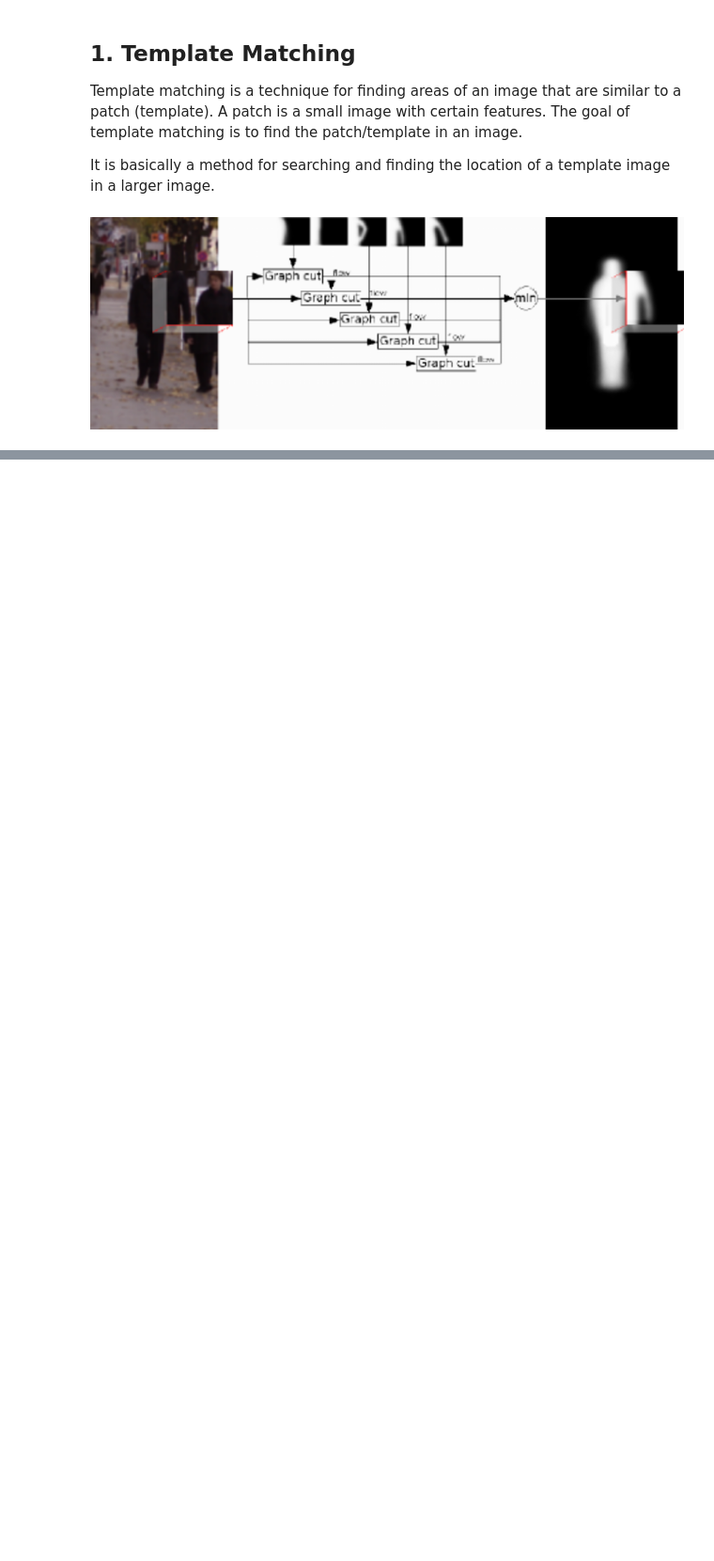
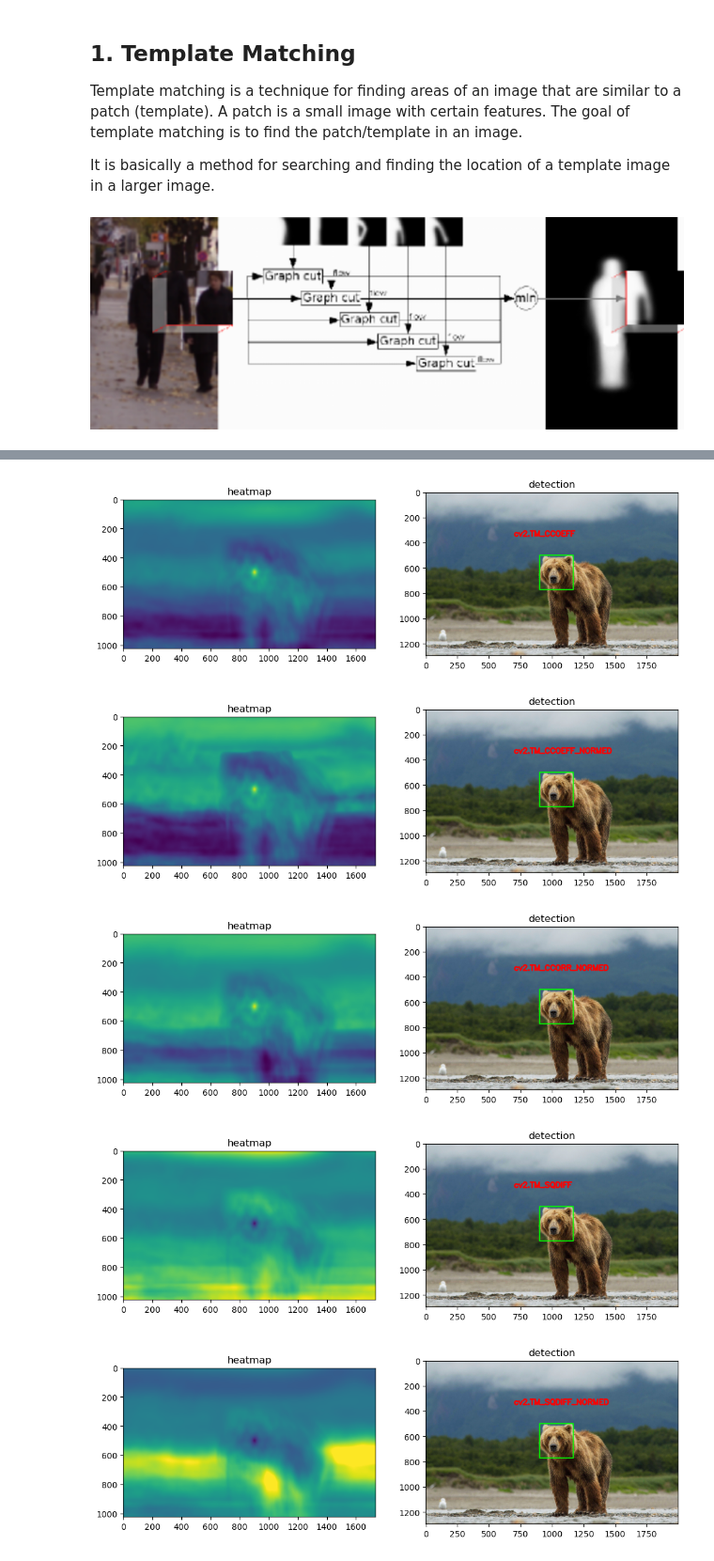
Before and after one commit to anandanraju/Object_Detection_Using_OpenCV, a Jupyter notebook: Object_Detection_Using_OpenCV.ipynb, the cells around one changed output, grey strips where cells are left out. Shown at 94% size. Cells and saved outputs as stored; diff of their text form; code cells hidden in the pictures; blank space fills up the shorter version.

```diff
--- a/Object_Detection_Using_OpenCV.ipynb
+++ b/Object_Detection_Using_OpenCV.ipynb
@@ -58,0 +37,6 @@ plt.imshow(part)
+# %%
+full = cv2.imread('bearone.jpg')
+full = cv2.cvtColor(full,cv2.COLOR_BGR2RGB)
+
+part = cv2.imread('bearoneface.jpg')
+part = cv2.cvtColor(part,cv2.COLOR_BGR2RGB)
@@ -58,0 +59,43 @@ plt.imshow(part)
+# %%
+methods = ['cv2.TM_CCOEFF','cv2.TM_CCOEFF_NORMED','cv2.TM_CCORR_NORMED','cv2.TM_SQDIFF','cv2.TM_SQDIFF_NORMED']
+
+for i in methods:
+    func = eval(i)
+    full_img = full.copy()
+
+    res = cv2.matchTemplate(part,full_img,func)
+
+    min_val,max_val,min_loc,max_loc = cv2.minMaxLoc(res)
+
+
+    if i in ['cv2.TM_SQDIFF','cv2.TM_SQDIFF_NORMED']:
+        top_left = min_loc
+        height,width,channel = part.shape
+        bot_right = (top_left[0]+width,top_left[1]+height)
+
+    else:
+        top_left = max_loc
+        height,width,channel = part.shape
+        bot_right = (top_left[0]+width,top_left[1]+height)
+
+    cv2.rectangle(full_img,top_left,bot_right,(0,255,0),8)
+    font = cv2.FONT_HERSHEY_SIMPLEX
+
+    cv2.putText(full_img,text=i,org = (700,350),fontFace=font,fontScale = 2,color = (255,0,0),thickness=10,lineType = cv2.LINE_AA)
+
+    plt.figure(figsize=(12,10))
+    plt.subplot(121)
+    plt.imshow(res)
+    plt.title('heatmap')
+
+    plt.subplot(122)
+    plt.imshow(full_img)
+    plt.title('detection')
+
+    plt.show()
+# %% [output]
+[figure, added]
+[figure, added]
+[figure, added]
+[figure, added]
+[figure, added]
```
Also changed, not shown: parts of 7 cells of this notebook.
